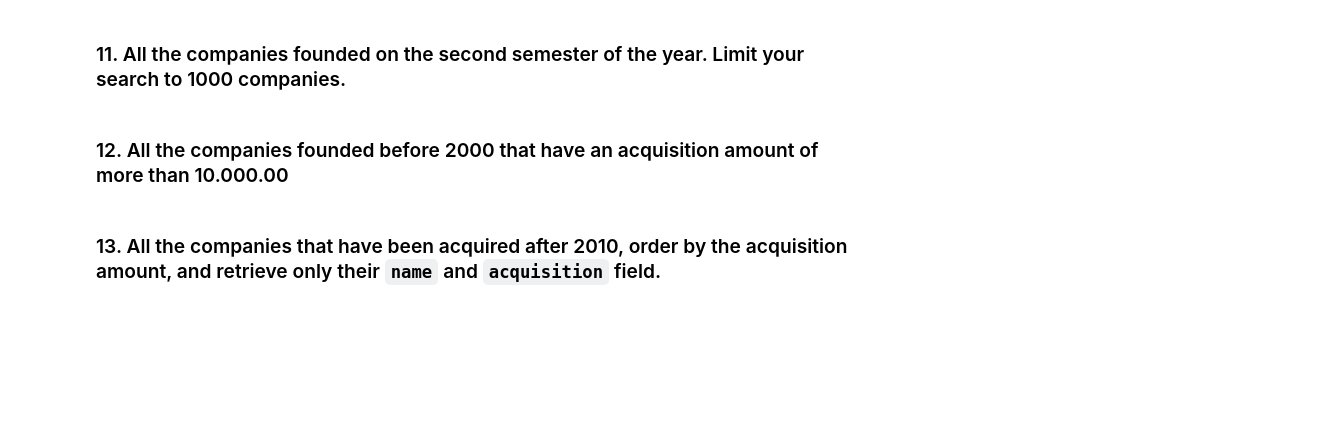
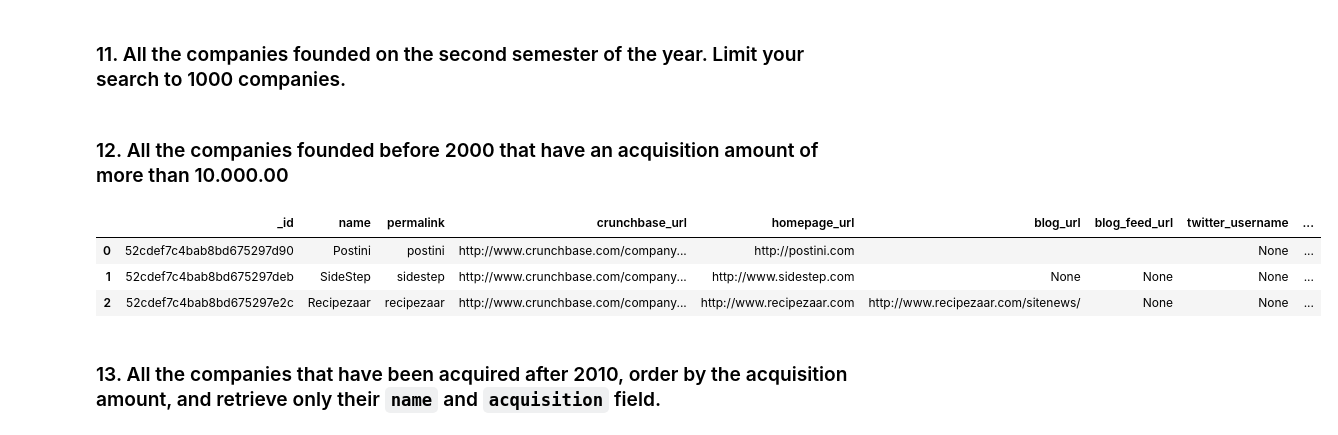
Before and after one commit to Ironhack-Part-Time-Enero2022/lab-mongo-queries, a Jupyter notebook: your_code/main.ipynb, the cells around one changed output. Cells and saved outputs as stored; diff of their text form; code cells hidden in the pictures; blank space fills up the shorter version.

```diff
--- a/your_code/main.ipynb
+++ b/your_code/main.ipynb
@@ -131,3 +172,13 @@ no_partners
+# %%
+cond1 = {'founded_year': {'$lt':2000}}
+cond2 = {'acquisition.price_amount': {'$gt':1000000}}
+found_aq = pd.DataFrame(companies.find({'$and': [cond1, cond2]}).limit(3))
+found_aq
+# %% [output]
+|  | _id | name | permalink | crunchbase_url | homepage_url | blog_url | blog_feed_url | twitter_username | ... |
+| 0 | 52cdef7c4bab8bd675297d90 | Postini | postini | http://www.crunchbase.com/company... | http://postini.com |  |  | None | ... |
+| 1 | 52cdef7c4bab8bd675297deb | SideStep | sidestep | http://www.crunchbase.com/company... | http://www.sidestep.com | None | None | None | ... |
+| 2 | 52cdef7c4bab8bd675297e2c | Recipezaar | recipezaar | http://www.crunchbase.com/company... | http://www.recipezaar.com | http://www.recipezaar.com/sitenews/ | None | None | ... |
 # %% [markdown]
 ### 13. All the companies that have been acquired after 2010, order by the acquisition amount, and retrieve only their `name` and `acquisition` field.
 # %%
```
Also changed, not shown: parts of 13 cells of this notebook.
